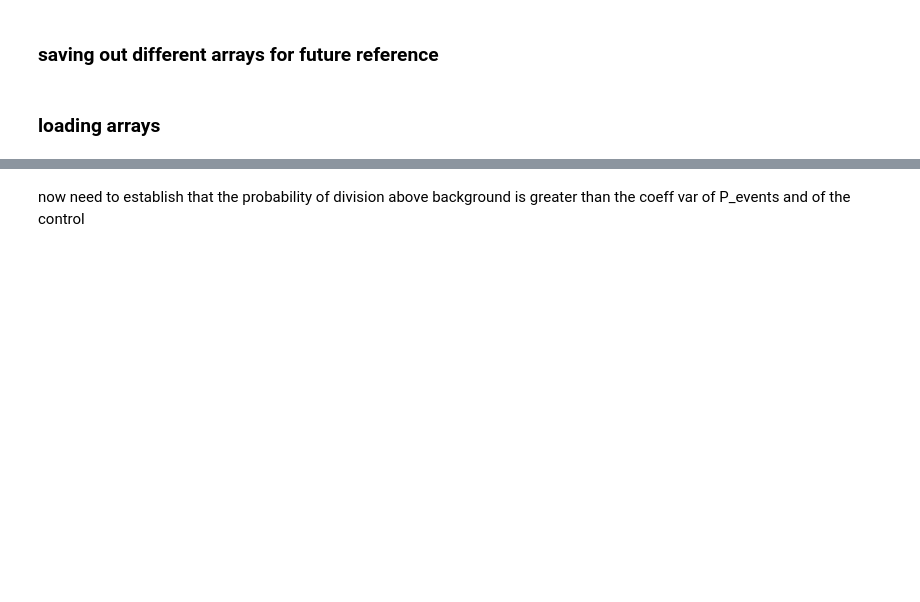
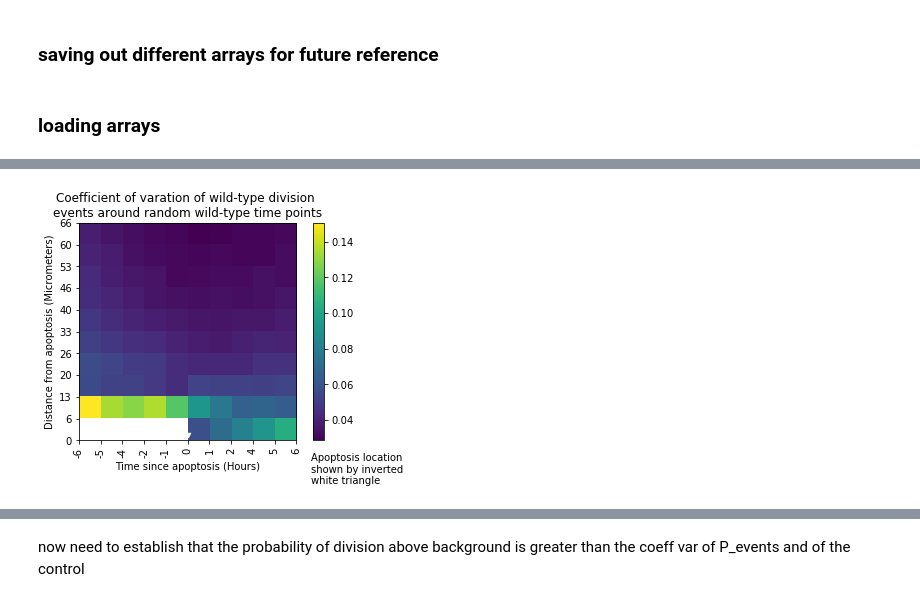
Before and after one commit to nthndy/cell-comp-analysis, a Jupyter notebook: radial_analysis/metaanalysis/Coeff_variation_cumulative_radial_analysis.ipynb, the cells around one changed output, grey strips where cells are left out. Cells and saved outputs as stored; diff of their text form; code cells hidden in the pictures; blank space fills up the shorter version.

```diff
--- a/radial_analysis/metaanalysis/Coeff_variation_cumulative_radial_analysis.ipynb
+++ b/radial_analysis/metaanalysis/Coeff_variation_cumulative_radial_analysis.ipynb
@@ -451,3 +562,12 @@ wt_control_wt_div_CV = np.flipud(np.load('/home/nathan/data/kraken/h2b/giulia/ra
+# %%
+plt.imshow(wt_control_wt_div_CV)
+plt.colorbar()
+#plt.clim(0,0.1)
+plt.title('Coefficient of varation of wild-type division \nevents around random wild-type time points')
+plot_labels(SI=True)
+plt.savefig('/home/nathan/data/kraken/h2b/giulia/radial_analysis_output/scan_parameterisation/Coeff_variation/200.200.10/Coef_control', dpi = 300, bbox_inches = 'tight')
+# %% [output]
+[figure, added]
 # %%
 fig, (ax1, ax2, ax3) = plt.subplots(1, 3)
 fig.suptitle('Control plots of wild-type division around wild-type random points')
```
Also changed, not shown: parts of 24 cells of this notebook, 2 other files.
